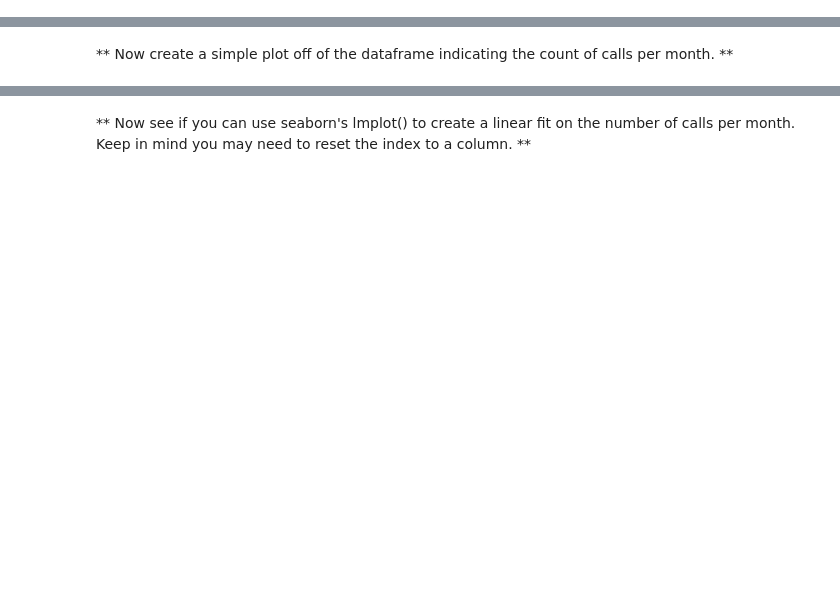
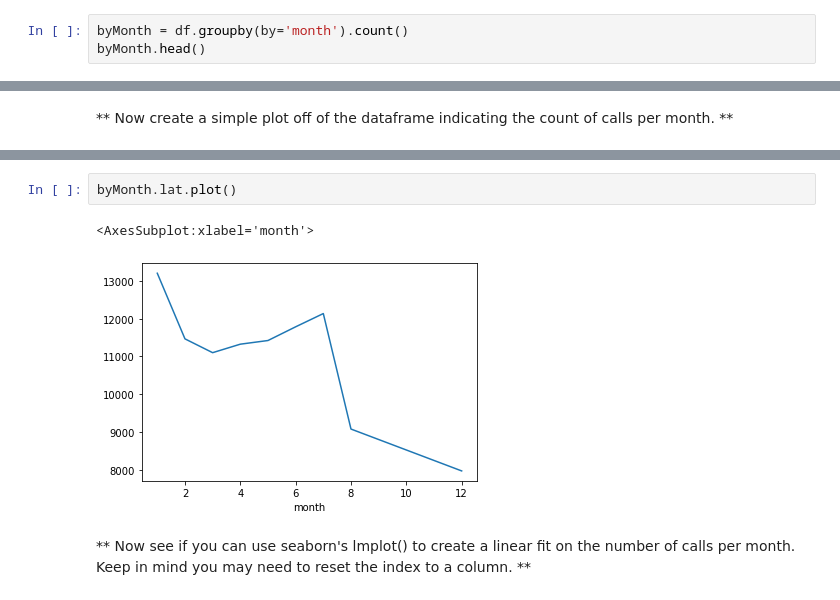
Before and after one commit to pilotpirxie/jupyter_notebooks, a Jupyter notebook: 08_capstone_911.ipynb, the cells around one changed output, grey strips where cells are left out. Saved outputs shown, nothing was run; the diff lists cells and outputs as text; blank space fills up the shorter version.

```diff
--- a/08_capstone_911.ipynb
+++ b/08_capstone_911.ipynb
@@ -146,0 +223,3 @@ _____
+# %%
+byMonth = df.groupby(by='month').count()
+byMonth.head()
@@ -153,2 +236,7 @@ _____
+# %%
+byMonth.lat.plot()
+# %% [output]
+<AxesSubplot:xlabel='month'>
+[figure, added]
 # %% [markdown]
 ** Now see if you can use seaborn's lmplot() to create a linear fit on the number of calls per month. Keep in mind you may need to reset the index to a column. **
```
Also changed, not shown: parts of 53 cells of this notebook.
